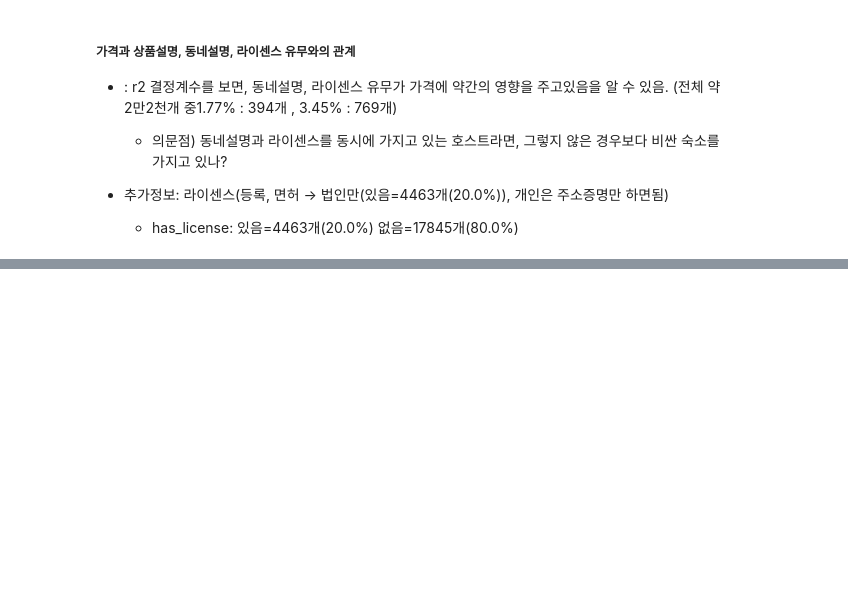
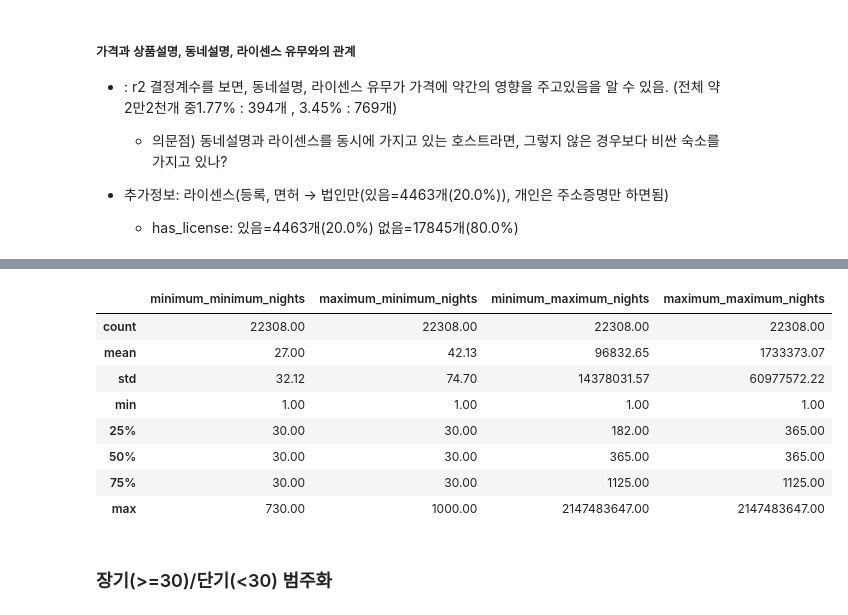
Before and after one commit to sybeom528/airbnb_price_prediction, a Jupyter notebook: notebooks/pjh_review_eda.ipynb, the cells around one changed output, grey strips where cells are left out. Drawn from its saved outputs; the diff is of its cells as text; code cells hidden in the pictures; blank space fills up the shorter version.

```diff
--- a/notebooks/pjh_review_eda.ipynb
+++ b/notebooks/pjh_review_eda.ipynb
@@ -1279,0 +1162,2 @@ Error:
+# %%
+pd.set_option("display.float_format", "{:.2f}".format)
@@ -1279,0 +1169,14 @@ Error:
+# %%
+pd.concat([off_peak_min, peak_min, peak_max, off_peak_max], axis=1).describe()
+# %% [output]
+|  | minimum_minimum_nights | maximum_minimum_nights | minimum_maximum_nights | maximum_maximum_nights |
+| count | 22308.00 | 22308.00 | 22308.00 | 22308.00 |
+| mean | 27.00 | 42.13 | 96832.65 | 1733373.07 |
+| std | 32.12 | 74.70 | 14378031.57 | 60977572.22 |
+| min | 1.00 | 1.00 | 1.00 | 1.00 |
+| 25% | 30.00 | 30.00 | 182.00 | 365.00 |
+| 50% | 30.00 | 30.00 | 365.00 | 365.00 |
+| 75% | 30.00 | 30.00 | 1125.00 | 1125.00 |
+| max | 730.00 | 1000.00 | 2147483647.00 | 2147483647.00 |
+# %% [markdown]
+### 장기(>=30)/단기(<30) 범주화
```
Also changed, not shown: parts of 27 cells of this notebook, 1 other file.
